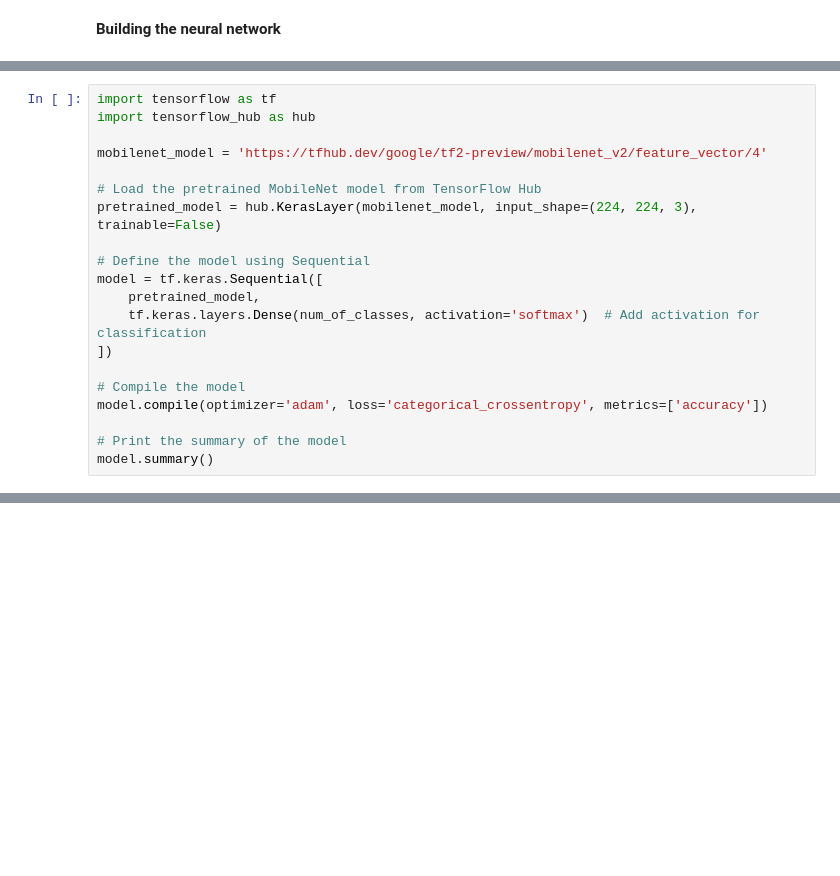
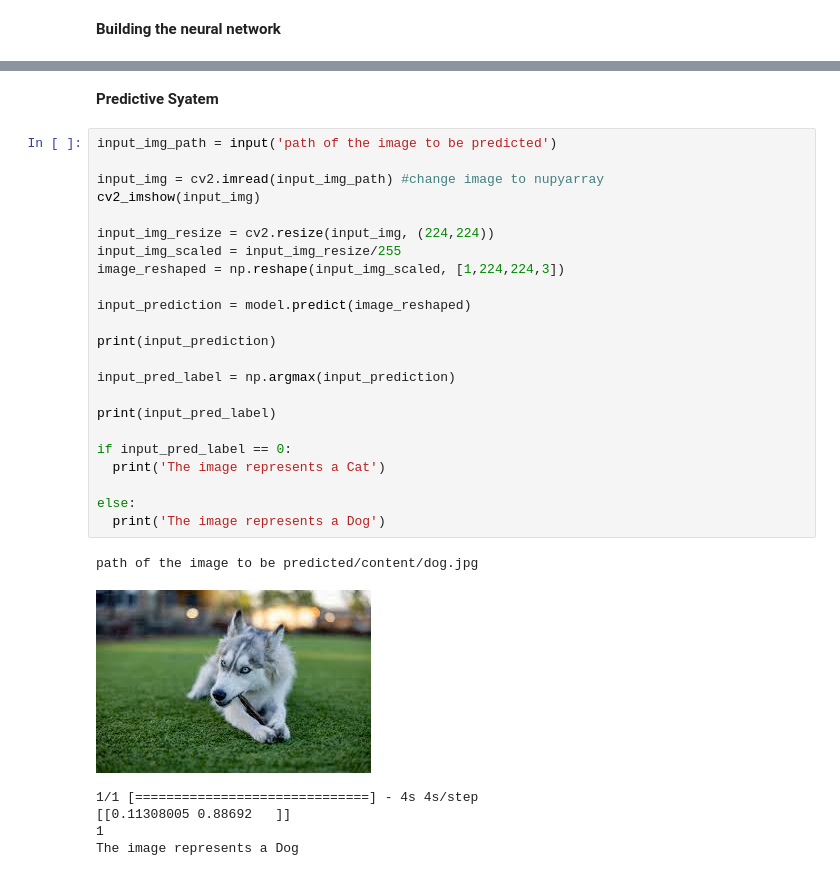
Before and after one commit to sewasewT7/Kaggle_Fake_News, a Jupyter notebook: Dog_vs_Cat_Classification.ipynb, the cells around one changed output, grey strips where cells are left out. Drawn from its saved outputs; the diff is of its cells as text; blank space fills up the shorter version.

```diff
--- a/Dog_vs_Cat_Classification.ipynb
+++ b/Dog_vs_Cat_Classification.ipynb
@@ -259,20 +311,0 @@ ValueError: Only instances of `keras.Layer` can be added to a Sequential model.
-# %%
-import tensorflow as tf
-import tensorflow_hub as hub
-
-mobilenet_model = 'https://tfhub.dev/google/tf2-preview/mobilenet_v2/feature_vector/4'
-
-# Load the pretrained MobileNet model from TensorFlow Hub
-pretrained_model = hub.KerasLayer(mobilenet_model, input_shape=(224, 224, 3), trainable=False)
-
-# Define the model using Sequential
-model = tf.keras.Sequential([
-    pretrained_model,
-    tf.keras.layers.Dense(num_of_classes, activation='softmax')  # Add activation for classification
-])
-
-# Compile the model
-model.compile(optimizer='adam', loss='categorical_crossentropy', metrics=['accuracy'])
-
-# Print the summary of the model
-model.summary()
@@ -309,0 +322,32 @@ A KerasTensor is symbolic: it's a placeholder for a shape an a dtype. It doesn't
+# %% [markdown]
+**Predictive Syatem**
+# %%
+input_img_path = input('path of the image to be predicted')
+
+input_img = cv2.imread(input_img_path) #change image to nupyarray
+cv2_imshow(input_img)
+
+input_img_resize = cv2.resize(input_img, (224,224))
+input_img_scaled = input_img_resize/255
+image_reshaped = np.reshape(input_img_scaled, [1,224,224,3])
+
+input_prediction = model.predict(image_reshaped)
+
+print(input_prediction)
+
+input_pred_label = np.argmax(input_prediction)
+
+print(input_pred_label)
+
+if input_pred_label == 0:
+  print('The image represents a Cat')
+
+else:
+  print('The image represents a Dog')
+# %% [output]
+path of the image to be predicted/content/dog.jpg
+[figure, added]
+1/1 [==============================] - 4s 4s/step
+[[0.11308005 0.88692   ]]
+1
+The image represents a Dog
```
Also changed, not shown: parts of 14 cells of this notebook.
